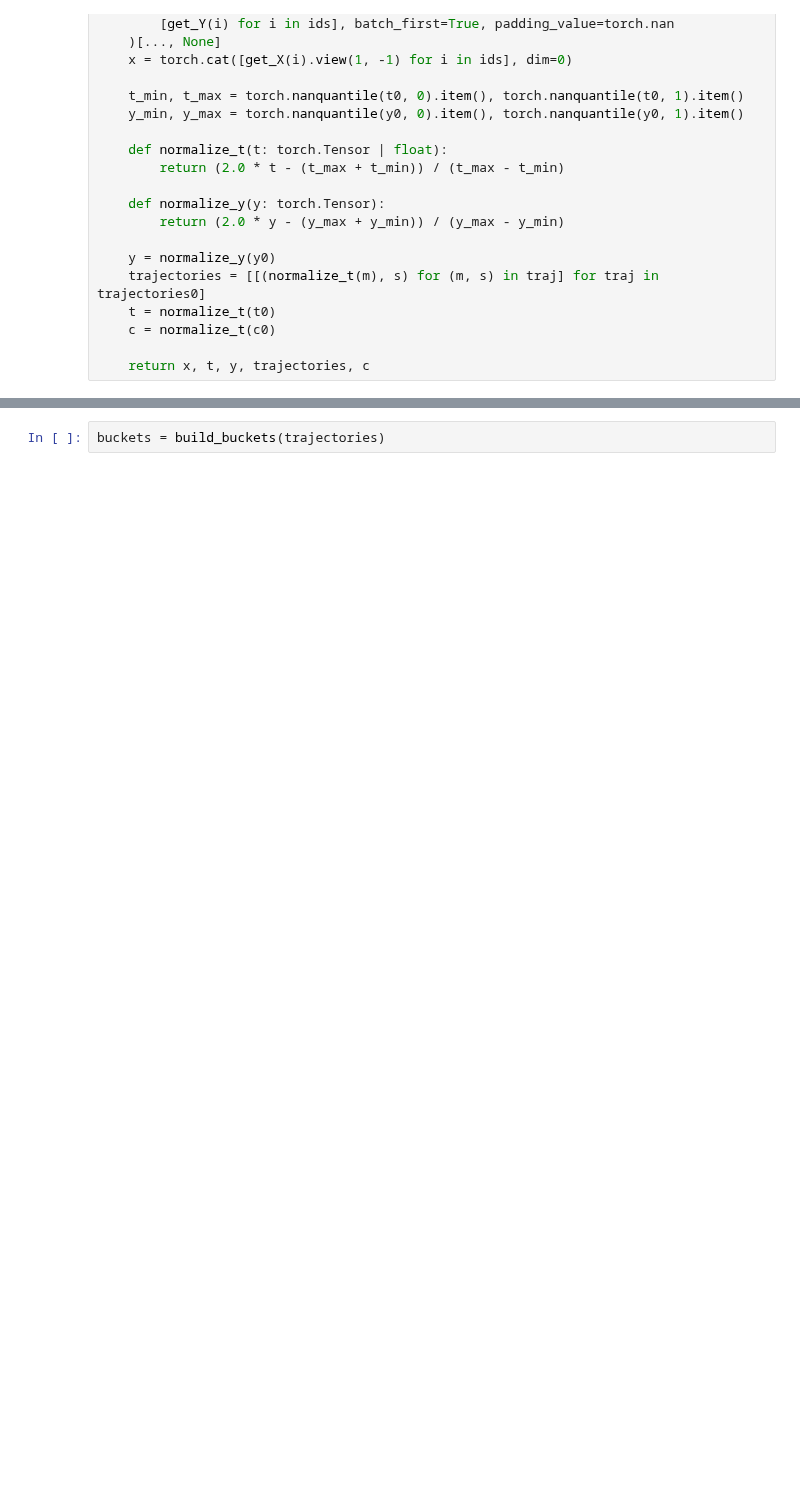
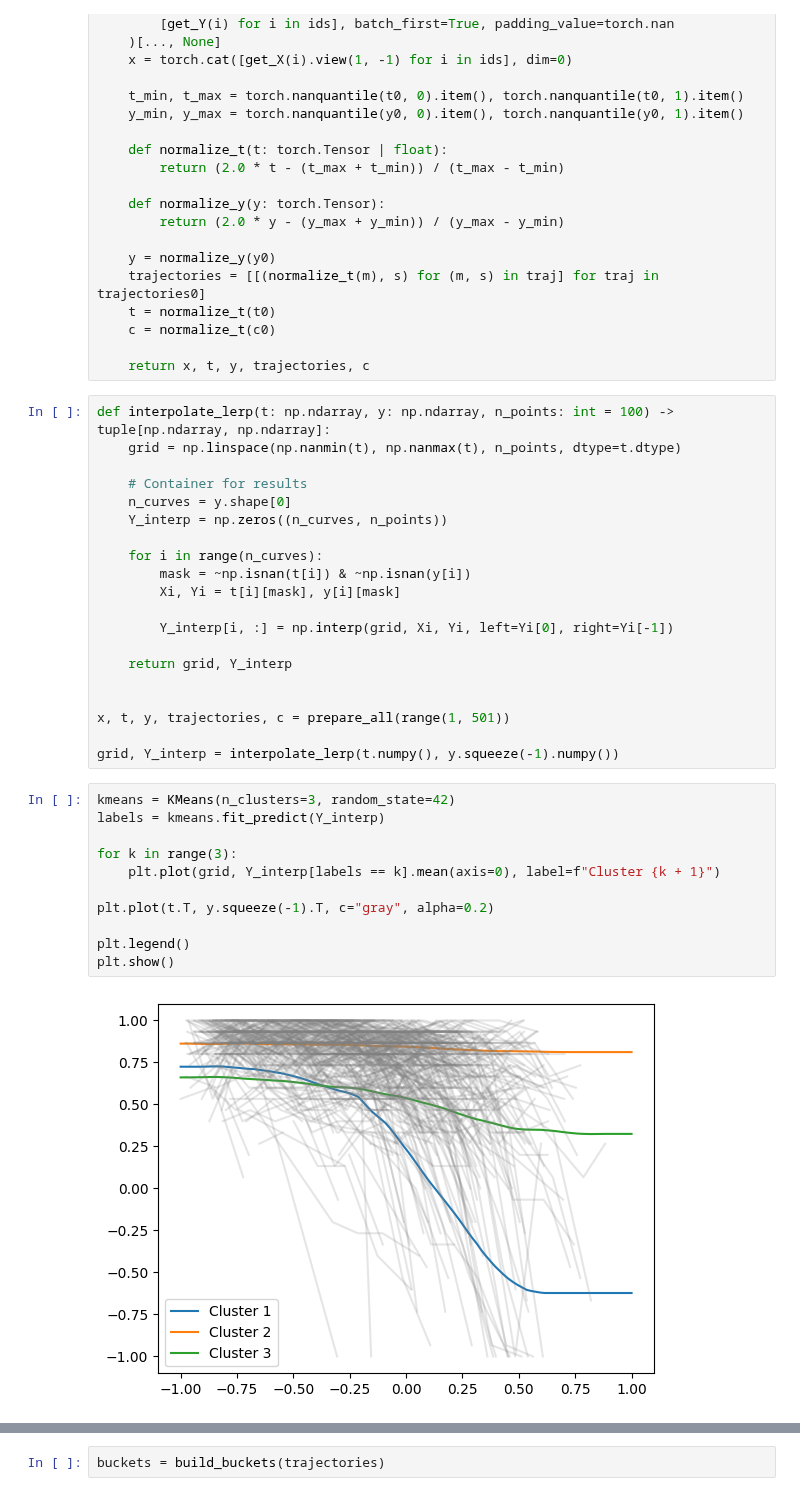
Before and after one commit to felixlaplante/jmstate, a Jupyter notebook: paquid-test.ipynb, the cells around one changed output, grey strips where cells are left out. Cells and saved outputs as stored; diff of their text form; blank space fills up the shorter version.

```diff
--- a/paquid-test.ipynb
+++ b/paquid-test.ipynb
@@ -70,6 +70,39 @@ def prepare_all(ids: list[int]):
     c = normalize_t(c0)
 
     return x, t, y, trajectories, c
+# %%
+def interpolate_lerp(t: np.ndarray, y: np.ndarray, n_points: int = 100) -> tuple[np.ndarray, np.ndarray]:
+    grid = np.linspace(np.nanmin(t), np.nanmax(t), n_points, dtype=t.dtype)
+
+    # Container for results
+    n_curves = y.shape[0]
+    Y_interp = np.zeros((n_curves, n_points))
+
+    for i in range(n_curves):
+        mask = ~np.isnan(t[i]) & ~np.isnan(y[i])
+        Xi, Yi = t[i][mask], y[i][mask]
+
+        Y_interp[i, :] = np.interp(grid, Xi, Yi, left=Yi[0], right=Yi[-1])
+
+    return grid, Y_interp
+
+
+x, t, y, trajectories, c = prepare_all(range(1, 501))
+
+grid, Y_interp = interpolate_lerp(t.numpy(), y.squeeze(-1).numpy())
+# %%
+kmeans = KMeans(n_clusters=3, random_state=42)
+labels = kmeans.fit_predict(Y_interp)
+
+for k in range(3):
+    plt.plot(grid, Y_interp[labels == k].mean(axis=0), label=f"Cluster {k + 1}")
+
+plt.plot(t.T, y.squeeze(-1).T, c="gray", alpha=0.2)
+
+plt.legend()
+plt.show()
+# %% [output]
+[figure, added]
 # %%
 ids = random.sample(range(1, 501), 300)
 
```
Also changed, not shown: parts of 7 cells of this notebook.
